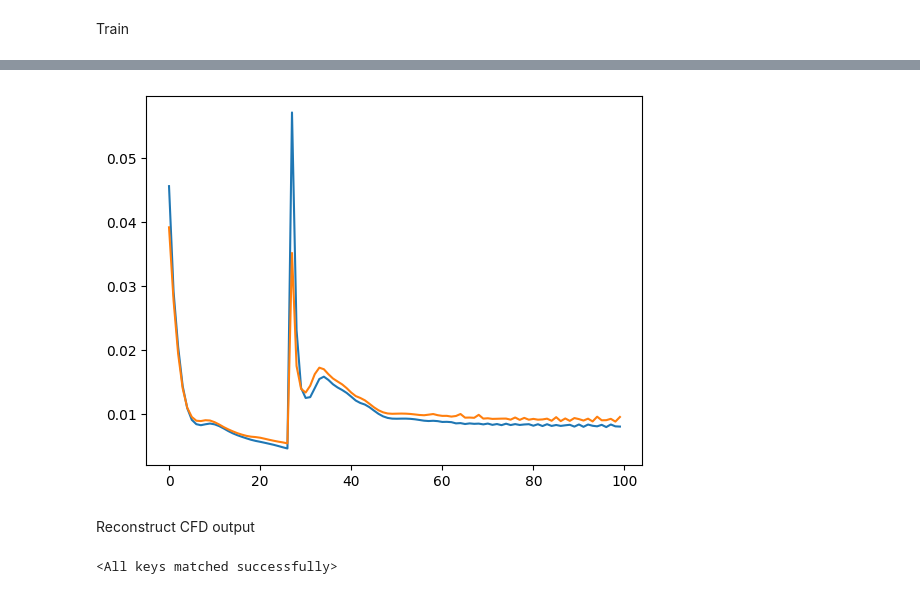
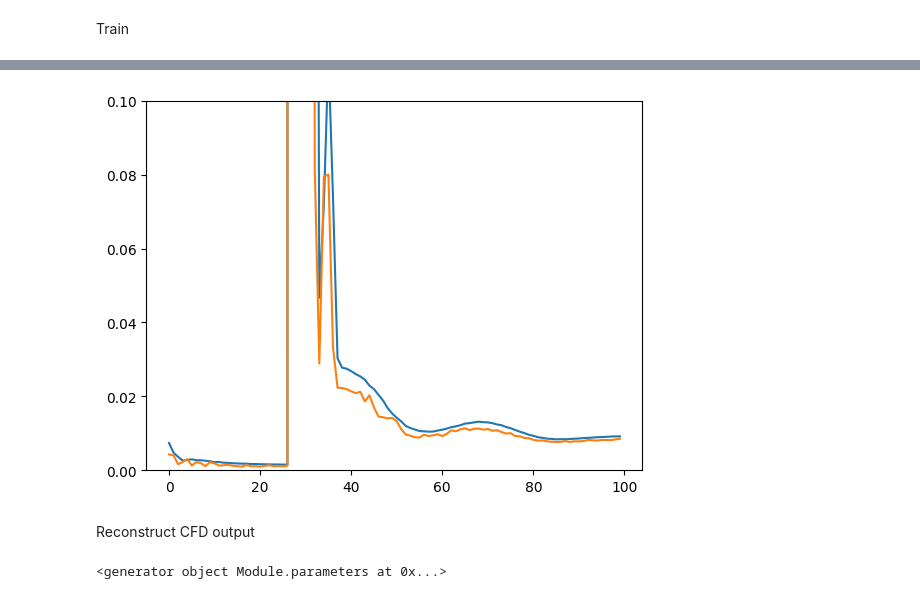
Before and after one commit to tamtran22/graph_batching, a Jupyter notebook: train1D_v3_2.ipynb, the cells around one changed output, grey strips where cells are left out. Cells and saved outputs as stored; diff of their text form; code cells hidden in the pictures.

```diff
--- a/train1D_v3_2.ipynb
+++ b/train1D_v3_2.ipynb
@@ -27,18 +27,18 @@ dataset = OneDDatasetLoader(
 print('Dataset loaded.')
 
 train_dataset, test_dataset = train_eval_split(dataset,
-    train_id=list(range(15,30)), eval_id=list(range(0,15)))
+    train_id=list(range(0,15)), eval_id=list(range(15,30)))
 # %% [output]
 Dataset loaded.
 # %%
-train_loader = DataLoader(train_dataset, batch_size=50)
-test_loader = DataLoader(test_dataset, batch_size=50)
+train_loader = DataLoader(train_dataset, batch_size=10)
+test_loader = DataLoader(test_dataset, batch_size=10)
 # %% [markdown]
 Train
 # %%
 import os
 import torch
-from networks.network_parc import PARC
+from networks.network_parc_v2 import PARC, MeshGraphNet
 os.environ["CUDA_VISIBLE_DEVICES"]="2"
 from networks.network_recurrent import objectview
 from networks.loss import WeightedMSELoss
@@ -51,7 +51,7 @@ args = objectview({
     'n_timesteps' : 1,
     'n_hiddenfields' : 128,
     'n_meshfields' : dataset[0].node_attr.size(1),
-    'n_bcfields' : 1,
+    'n_bcfields' : 0,
     'timesteps' : 0.02,
     'device' : torch.device("cuda:0" if torch.cuda.is_available() else "cpu"),
     'lr' : 5e-7,
@@ -68,6 +68,7 @@ model = PARC(
     n_meshfields=args.n_meshfields,
     n_bcfields=args.n_bcfields
 )
+
 model = model.to(args.device)
 optimizer = torch.optim.Adam(model.parameters(), lr=args.lr, weight_decay=args.weight_decay)
 # criterion = torch.nn.MSELoss()
@@ -76,7 +77,10 @@ criterion = WeightedMSELoss()
 # Train function v2
 def train(model, data, args):
     n_time = data.pressure.size(1)
-    edge_index = data.edge_index.to(args.device)
+    # edge_index = data.edge_index.to(args.device)
+    edge_index = torch.cat([
+        data.edge_index, torch.flip(data.edge_index, dims=[0]
+        )], dim=1).to(args.device)
     mesh_features = data.node_attr.to(args.device)
     F_bc = data.flowrate_bc.to(args.device)
     weight = data.node_weight.to(args.device)
@@ -113,7 +117,10 @@ def train(model, data, args):
 # Eval function
 def eval(model, data, args):
     n_time = data.pressure.size(1)
-    edge_index = data.edge_index.to(args.device)
+    # edge_index = data.edge_index.to(args.device)
+    edge_index = torch.cat([
+        data.edge_index, torch.flip(data.edge_index, dims=[0]
+        )], dim=1).to(args.device)
     mesh_features = data.node_attr.to(args.device)
     F_bc = data.flowrate_bc.to(args.device)
     weight = data.node_weight.to(args.device)
@@ -175,5 +182,5 @@ for epoch in range(args.epoch):
         args.train_lambda = 0.5
     print(f'Epoch {epoch}: train loss = {train_loss}; eval loss = {eval_loss}')
     if (epoch+1) % 25 == 0:
-        torch.save(model.state_dict(), f'models/parc_v3_epoch{epoch+1}.pth')
+        torch.save(model.state_dict(), f'models/parc_v3_differentiator_epoch{epoch+1}.pth')
 # %% [output]
@@ -197,10 +204,11 @@ Epoch 99: train loss = 0.007989578071589532; eval loss = 0.009490137905883255
 # %%
 import matplotlib.pyplot as plt
 plt.plot(total_train_loss)
 plt.plot(total_eval_loss)
+plt.ylim(0,0.1)
 plt.show()
 # %% [output]
-[figure, old version]
+[figure, new version]
 # %%
 # Save model
 torch.save(model.state_dict(), 'models/parc_v3_final.pth')
@@ -217,8 +225,9 @@ model = PARC(
 )
 model = model.to(args.device)
 model.load_state_dict(torch.load('models/parc_v3_final.pth'))
+model.parameters()
 # %% [output]
-<All keys matched successfully>
+<generator object Module.parameters at 0x...>
 # %%
 # Plot prediction/ground truth
 import matplotlib.pyplot as plt
```
Also changed, not shown: parts of 2 cells of this notebook, 21 other files.
